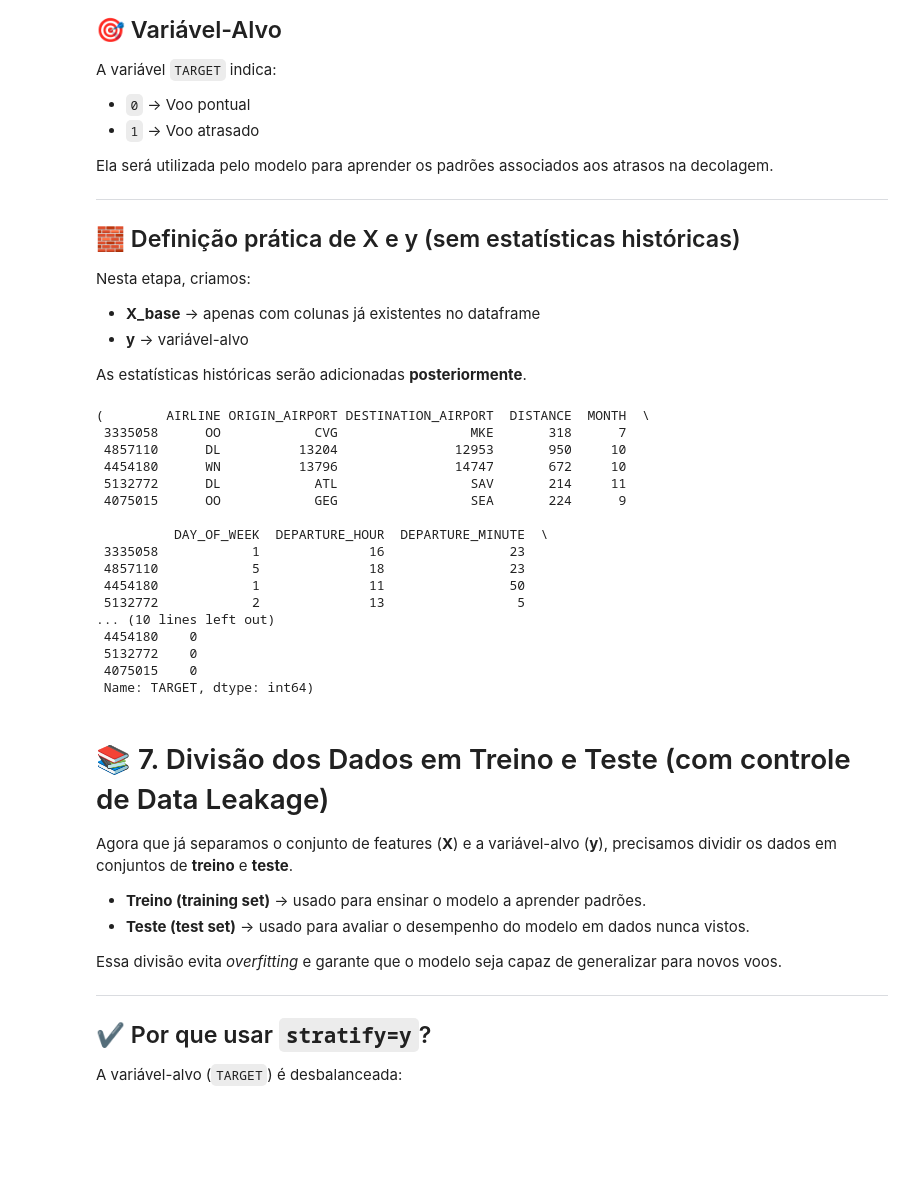
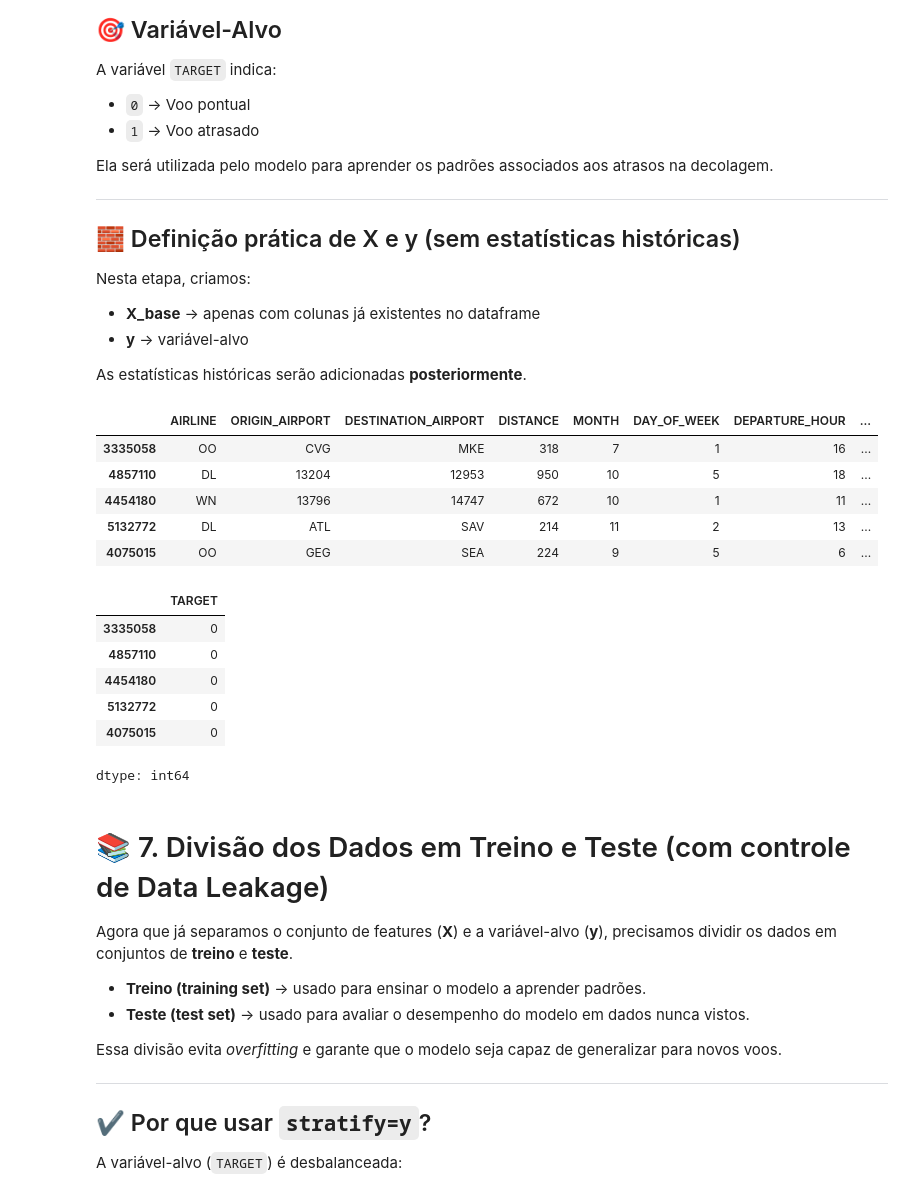
Before and after one commit to Grupo-38-ONE-G8-FlightOnTime/FlightOnTime, a Jupyter notebook: data_science/FlightOnTime.ipynb, the cells around one changed output. Saved outputs shown, nothing was run; the diff lists cells and outputs as text; code cells hidden in the pictures; blank space fills up the shorter version.

```diff
--- a/data_science/FlightOnTime.ipynb
+++ b/data_science/FlightOnTime.ipynb
@@ -651,27 +651,25 @@ X = df[base_features]
 
 # Criando y (alvo)
 y = df[target]
-# %%
-# Conferência rápida
-X.head(), y.head()
-# %% [output]
-(        AIRLINE ORIGIN_AIRPORT DESTINATION_AIRPORT  DISTANCE  MONTH  \
- 3335058      OO            CVG                 MKE       318      7
- 4857110      DL          13204               12953       950     10
- 4454180      WN          13796               14747       672     10
- 5132772      DL            ATL                 SAV       214     11
- 4075015      OO            GEG                 SEA       224      9
-
-          DAY_OF_WEEK  DEPARTURE_HOUR  DEPARTURE_MINUTE  \
- 3335058            1              16                23
- 4857110            5              18                23
- 4454180            1              11                50
- 5132772            2              13                 5
-... (10 lines left out)
- 4454180    0
- 5132772    0
- 4075015    0
- Name: TARGET, dtype: int64)
+# %%
+X.head()
+# %% [output]
+|  | AIRLINE | ORIGIN_AIRPORT | DESTINATION_AIRPORT | DISTANCE | MONTH | DAY_OF_WEEK | DEPARTURE_HOUR | ... |
+| 3335058 | OO | CVG | MKE | 318 | 7 | 1 | 16 | ... |
+| 4857110 | DL | 13204 | 12953 | 950 | 10 | 5 | 18 | ... |
+| 4454180 | WN | 13796 | 14747 | 672 | 10 | 1 | 11 | ... |
+| 5132772 | DL | ATL | SAV | 214 | 11 | 2 | 13 | ... |
+| 4075015 | OO | GEG | SEA | 224 | 9 | 5 | 6 | ... |
+# %%
+y.head()
+# %% [output]
+|  | TARGET |
+| 3335058 | 0 |
+| 4857110 | 0 |
+| 4454180 | 0 |
+| 5132772 | 0 |
+| 4075015 | 0 |
+dtype: int64
 # %% [markdown]
 # 📚 7. Divisão dos Dados em Treino e Teste (com controle de Data Leakage)
 
```
Also changed, not shown: parts of 2 cells of this notebook, 48 other files.
